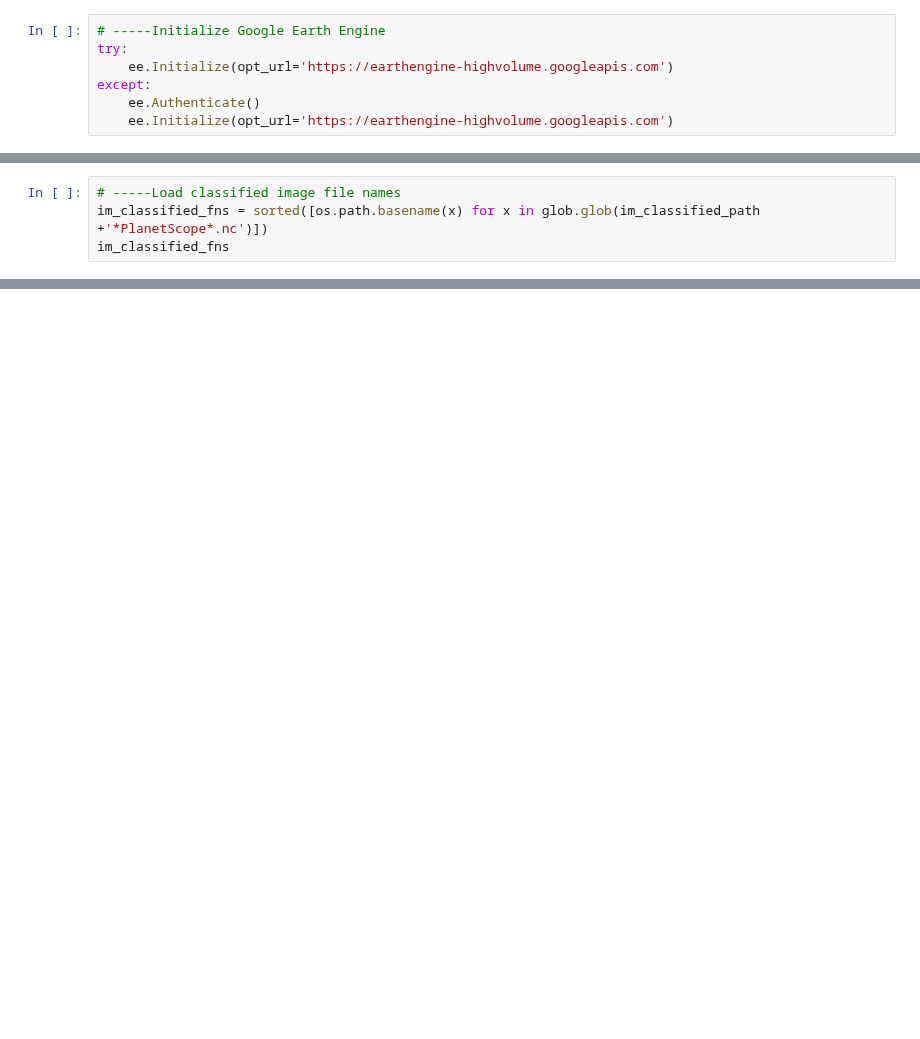
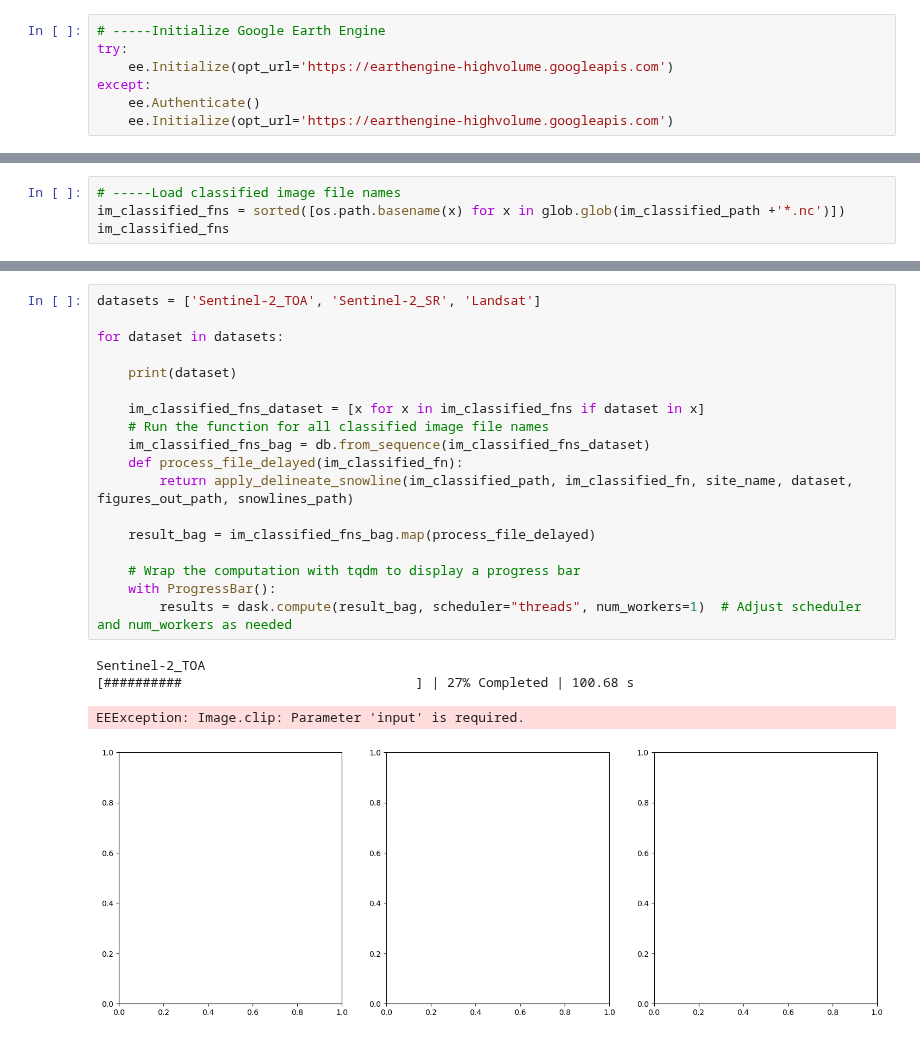
Before and after one commit to RaineyAbe/glacier-snow-cover-mapping, a Jupyter notebook: notebooks/delineate_snowlines.ipynb, the cells around one changed output, grey strips where cells are left out. Cells and saved outputs as stored; diff of their text form; blank space fills up the shorter version.

```diff
--- a/notebooks/delineate_snowlines.ipynb
+++ b/notebooks/delineate_snowlines.ipynb
@@ -439,4 +113,4 @@ def query_gee_for_image_thumbnail(dataset, dt, aoi_utm):
 # %%
 # -----Load classified image file names
-im_classified_fns = sorted([os.path.basename(x) for x in glob.glob(im_classified_path +'*PlanetScope*.nc')])
+im_classified_fns = sorted([os.path.basename(x) for x in glob.glob(im_classified_path +'*.nc')])
 im_classified_fns
@@ -520,0 +170,23 @@ for im_classified_fn in tqdm(im_classified_fns):
+# %%
+datasets = ['Sentinel-2_TOA', 'Sentinel-2_SR', 'Landsat']
+
+for dataset in datasets:
+
+    print(dataset)
+
+    im_classified_fns_dataset = [x for x in im_classified_fns if dataset in x]
+    # Run the function for all classified image file names
+    im_classified_fns_bag = db.from_sequence(im_classified_fns_dataset)
+    def process_file_delayed(im_classified_fn):
+        return apply_delineate_snowline(im_classified_path, im_classified_fn, site_name, dataset, figures_out_path, snowlines_path)
+
+    result_bag = im_classified_fns_bag.map(process_file_delayed)
+
+    # Wrap the computation with tqdm to display a progress bar
+    with ProgressBar():
+        results = dask.compute(result_bag, scheduler="threads", num_workers=1)  # Adjust scheduler and num_workers as needed
+# %% [output]
+Sentinel-2_TOA
+[##########                              ] | 27% Completed | 100.68 s
+EEException: Image.clip: Parameter 'input' is required.
+[figure, added]
```
Also changed, not shown: parts of 8 cells of this notebook, 7 other files.
